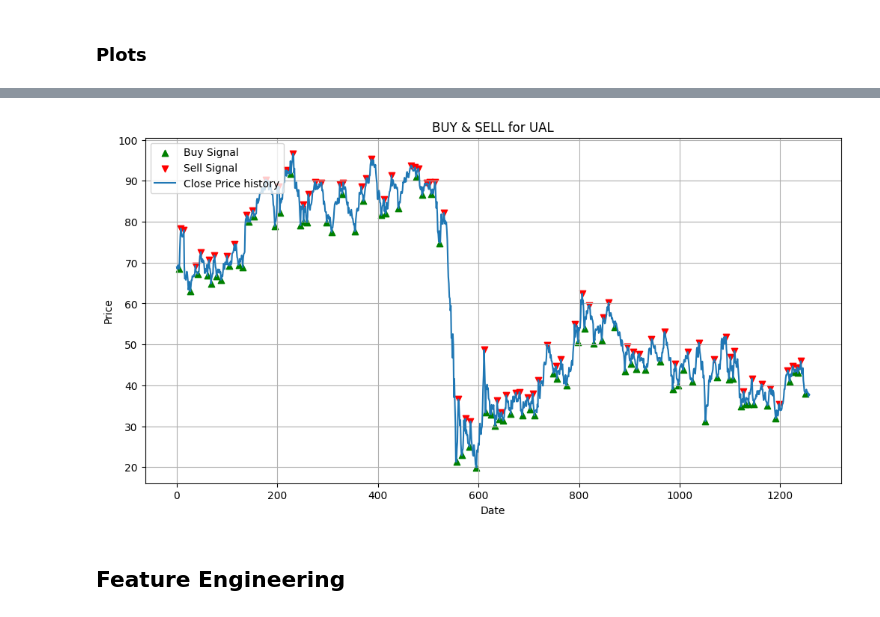
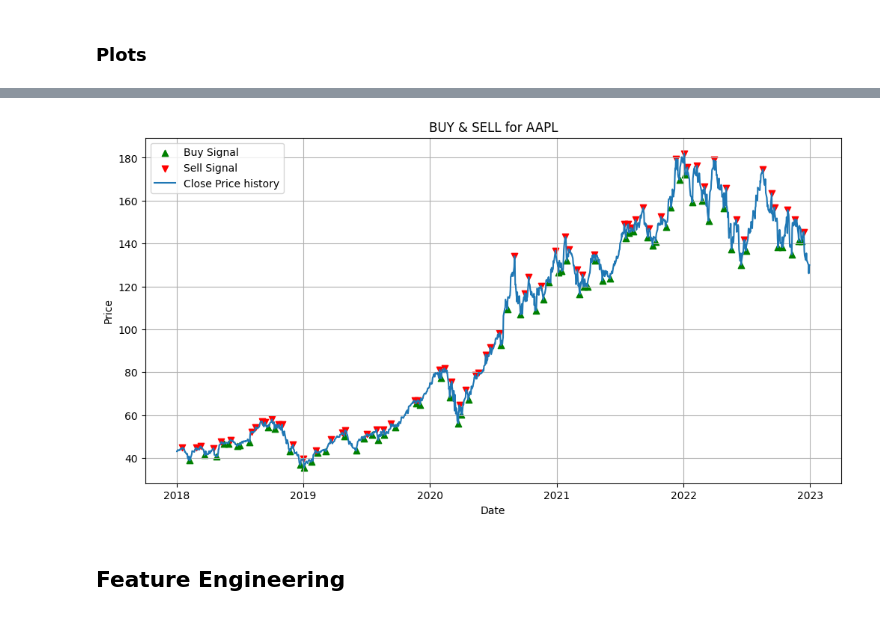
Before and after one commit to Deadeye111/fhgr-cds-305-trading-bot, a Jupyter notebook: CNN/CNN_based_TradingBot_V1.ipynb, the cells around one changed output, grey strips where cells are left out. Cells and saved outputs as stored; diff of their text form; code cells hidden in the pictures.

```diff
--- a/CNN/CNN_based_TradingBot_V1.ipynb
+++ b/CNN/CNN_based_TradingBot_V1.ipynb
@@ -109,6 +100,15 @@ dataframes = create_dataframes()
 print(dataframes.keys())  # Ausgabe der Aktiennamen, die als Schlüssel im Dictionary gespeichert sind
 # %% [output]
 dict_keys(['CSCO', 'UAL', 'TROW', 'ISRG', 'PRGO', 'DVN', 'MRO', 'BA', 'VRTX', 'GILD', 'EQIX', 'MDT', 'V', 'QRVO', 'A', 'FOX', 'MO', 'SWKS', 'MCHP', 'CHTR', 'EIX', 'BBY', 'WBA', 'HCA', 'AJG', 'DTE', 'C ...
+# %%
+# change Date to datetime
+for df in dataframes:
+    dataframes[df]['Date'] = pd.to_datetime(dataframes[df]['Date'])
+
+
+# set Date as index
+for df in dataframes:
+    dataframes[df].set_index('Date', inplace=True)
 # %%
 #just to check
 
@@ -506,5 +504,8 @@ def get_labels_MID(df, col_name, window_size=11):
 # %%
 # Create Labels for all dataframes
+i = 1
 for df in dataframes:
     get_labels_MID(dataframes[df], 'Close')
+    print(f'Labels for {df} created. -- {i}/{len(dataframes)}')
+    i += 1
 # %% [output]
@@ -528,14 +529,26 @@ Labeling MID done!
 # %% [markdown]
 ### Plots
 # %%
-fig, axs = plt.subplots(3, 3, figsize=(15, 15))
-axs = axs.flatten()
+import matplotlib.pyplot as plt
 
-for i, (stock, df) in enumerate(dataframes.items()):
-    df['Labels_MID'].value_counts().plot(kind='bar', ax=axs[i], title=stock)
+def plot_labels_per_stock(dataframes, stock_names):
+    fig, axs = plt.subplots(3, 3, figsize=(15, 15))
+    axs = axs.flatten()
 
-fig.suptitle('Labels pro Aktie', fontsize=16, y=1.0005)
+    for i, stock_name in enumerate(stock_names):
+        df = dataframes.get(stock_name)  # DataFrame für die aktuelle Aktie erhalten
+        if df is None:
+            print(f"Dataframe for {stock_name} not found.")
+            continue
 
-plt.tight_layout()
-plt.show()
+        ax = axs[i]
+        df['Labels_MID'].value_counts().plot(kind='bar', ax=ax, title=stock_name)
+
+    fig.suptitle('Labels pro Aktie', fontsize=16, y=1.0005)
+    plt.tight_layout()
+    plt.show()
+
+# Aufruf der Funktion
+stock_name_plot = ['AAPL', 'MSFT', 'GOOGL', 'AMZN', 'NVDA', 'PYPL', 'INTC', 'ADBE'] #Liste der Aktien, die geplottet werden sollen
+plot_labels_per_stock(dataframes, stock_name_plot)
 # %% [output]
@@ -574,26 +594,26 @@ plot_stock_price(dataframes)
 # %%
 # function to create a single plot
 
 def plot_single_stock_price(stock_name):
     df = dataframes[stock_name]
     fig, ax = plt.subplots(figsize=(12, 6))
     buy = df[df['Labels_MID'] == 'BUY']
     sell = df[df['Labels_MID'] == 'SELL']
     ax.scatter(buy.index, buy['Close'], color='g', label='Buy Signal', marker='^', alpha=1)
     ax.scatter(sell.index, sell['Close'], color='r', label='Sell Signal', marker='v', alpha=1)
 
     ax.plot(df['Close'], label='Close Price history')
     ax.set_title(f'BUY & SELL for {stock_name}')
     ax.set_xlabel('Date')
     ax.set_ylabel('Price')
     ax.legend(loc='upper left')
     ax.grid()
     plt.show()
 
 # Aufruf der Funktion
-plot_single_stock_price('UAL')
+plot_single_stock_price('AAPL')
 # %% [output]
-[figure, old version]
+[figure, new version]
 # %% [markdown]
 ## Feature Engineering
 # %% [markdown]
```
Also changed, not shown: parts of 7 cells of this notebook, 1 other file.
